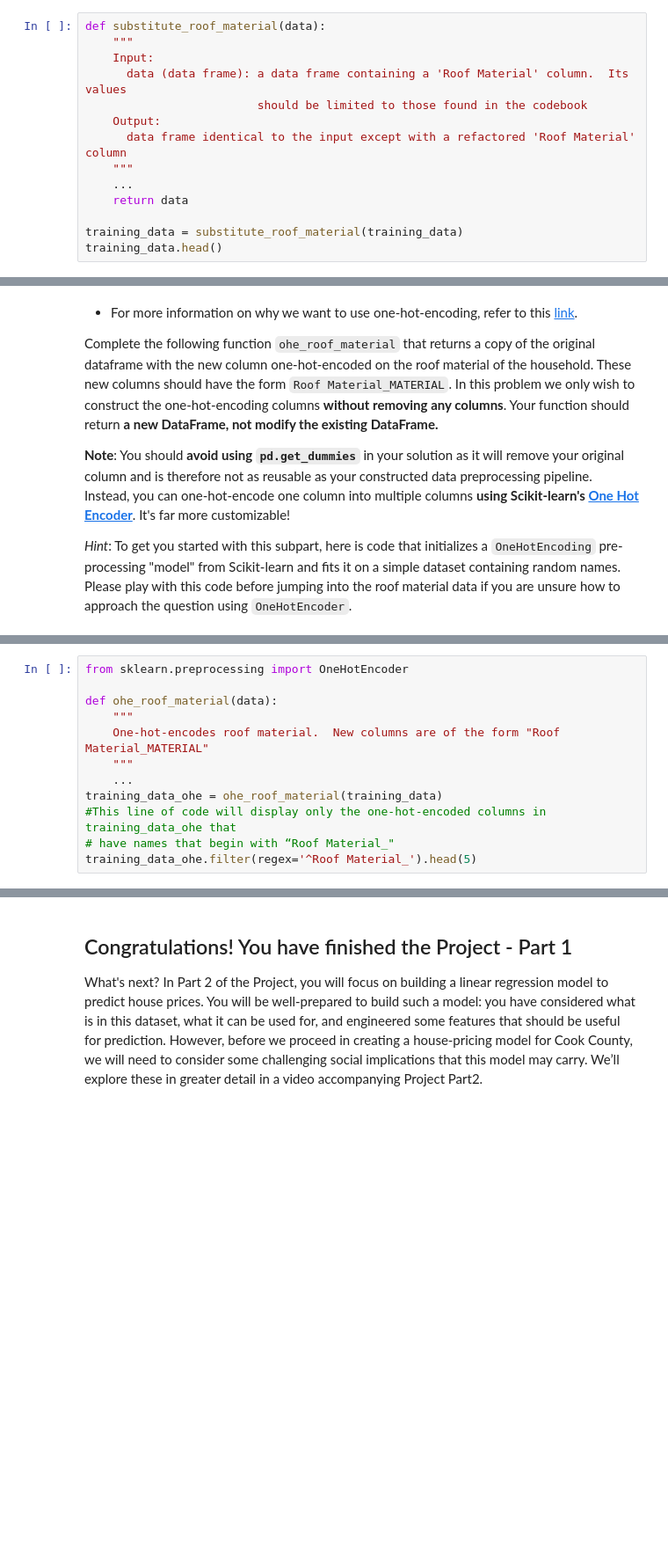
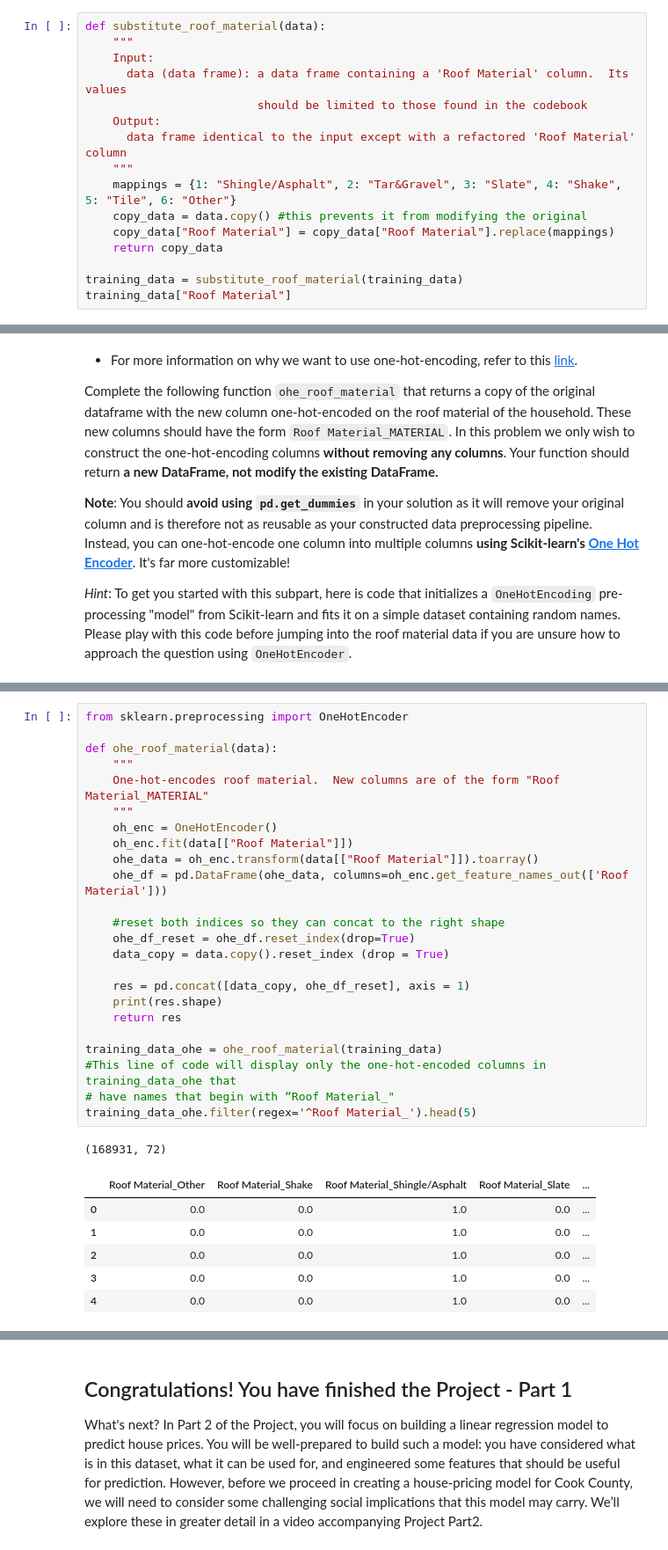
Before and after one commit to ncosmany/ds_proj_1, a Jupyter notebook: ProjPart1.ipynb, the cells around one changed output, grey strips where cells are left out. Shown at 88% size. Drawn from its saved outputs; the diff is of its cells as text; blank space fills up the shorter version.

```diff
--- a/ProjPart1.ipynb
+++ b/ProjPart1.ipynb
@@ -678,8 +778,10 @@ def substitute_roof_material(data):
     Output:
       data frame identical to the input except with a refactored 'Roof Material' column
     """
-    ...
-    return data
+    mappings = {1: "Shingle/Asphalt", 2: "Tar&Gravel", 3: "Slate", 4: "Shake", 5: "Tile", 6: "Other"}
+    copy_data = data.copy() #this prevents it from modifying the original
+    copy_data["Roof Material"] = copy_data["Roof Material"].replace(mappings)
+    return copy_data
 
 training_data = substitute_roof_material(training_data)
-training_data.head()
+training_data["Roof Material"]
@@ -712,14 +833,34 @@ oh_enc.transform([['Anirudhan'], ['Rahul'], ['Dominic']]).toarray()
 # %%
 from sklearn.preprocessing import OneHotEncoder
 
 def ohe_roof_material(data):
     """
     One-hot-encodes roof material.  New columns are of the form "Roof Material_MATERIAL"
     """
-    ...
+    oh_enc = OneHotEncoder()
+    oh_enc.fit(data[["Roof Material"]])
+    ohe_data = oh_enc.transform(data[["Roof Material"]]).toarray()
+    ohe_df = pd.DataFrame(ohe_data, columns=oh_enc.get_feature_names_out(['Roof Material']))
+
+    #reset both indices so they can concat to the right shape
+    ohe_df_reset = ohe_df.reset_index(drop=True)
+    data_copy = data.copy().reset_index (drop = True)
+
+    res = pd.concat([data_copy, ohe_df_reset], axis = 1)
+    print(res.shape)
+    return res
+
 training_data_ohe = ohe_roof_material(training_data)
 #This line of code will display only the one-hot-encoded columns in training_data_ohe that
 # have names that begin with “Roof Material_"
 training_data_ohe.filter(regex='^Roof Material_').head(5)
+# %% [output]
+(168931, 72)
+|  | Roof Material_Other | Roof Material_Shake | Roof Material_Shingle/Asphalt | Roof Material_Slate | ... |
+| 0 | 0.0 | 0.0 | 1.0 | 0.0 | ... |
+| 1 | 0.0 | 0.0 | 1.0 | 0.0 | ... |
+| 2 | 0.0 | 0.0 | 1.0 | 0.0 | ... |
+| 3 | 0.0 | 0.0 | 1.0 | 0.0 | ... |
+| 4 | 0.0 | 0.0 | 1.0 | 0.0 | ... |
 # %%
 grader.check("q7b")
```
Also changed, not shown: parts of 40 cells of this notebook, 5 other files.
